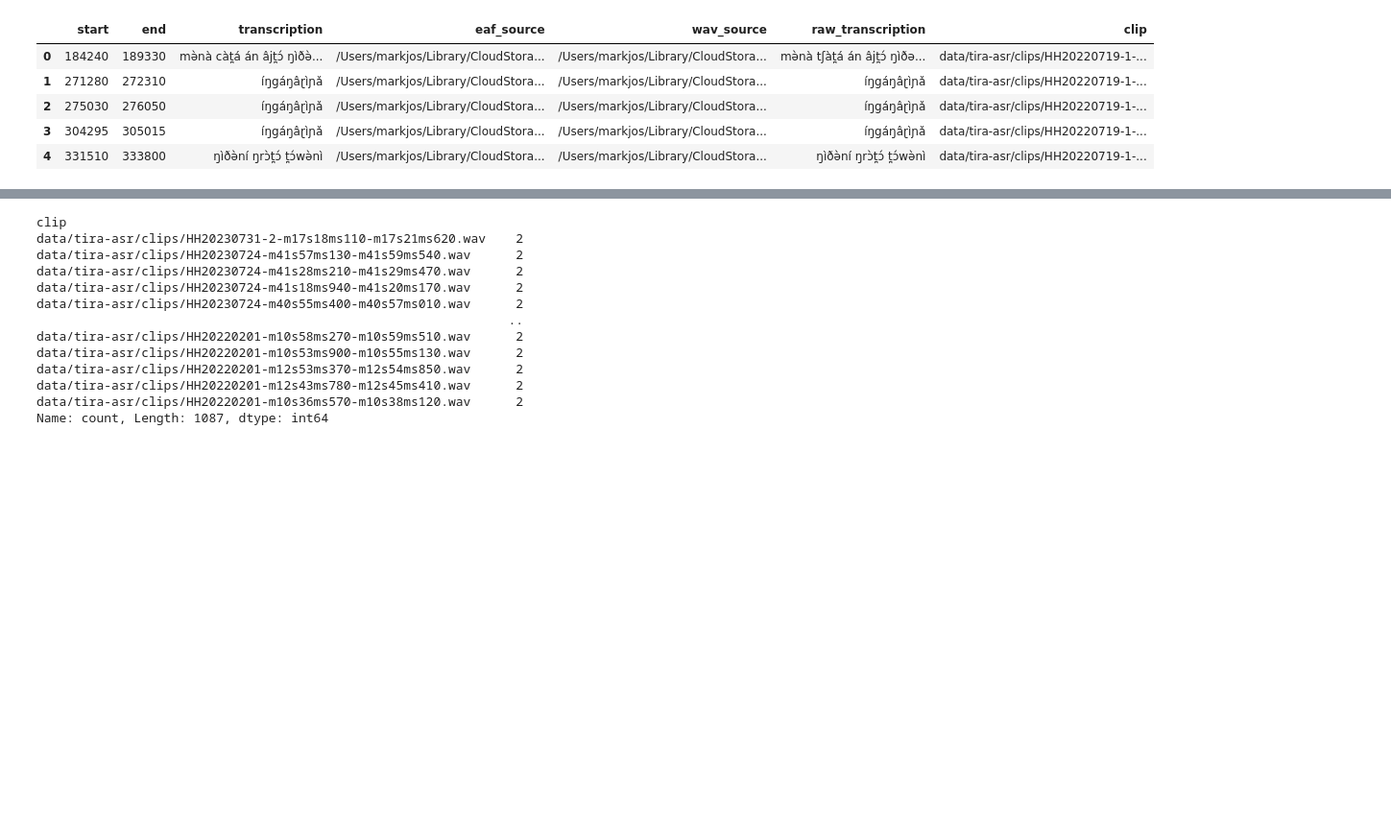
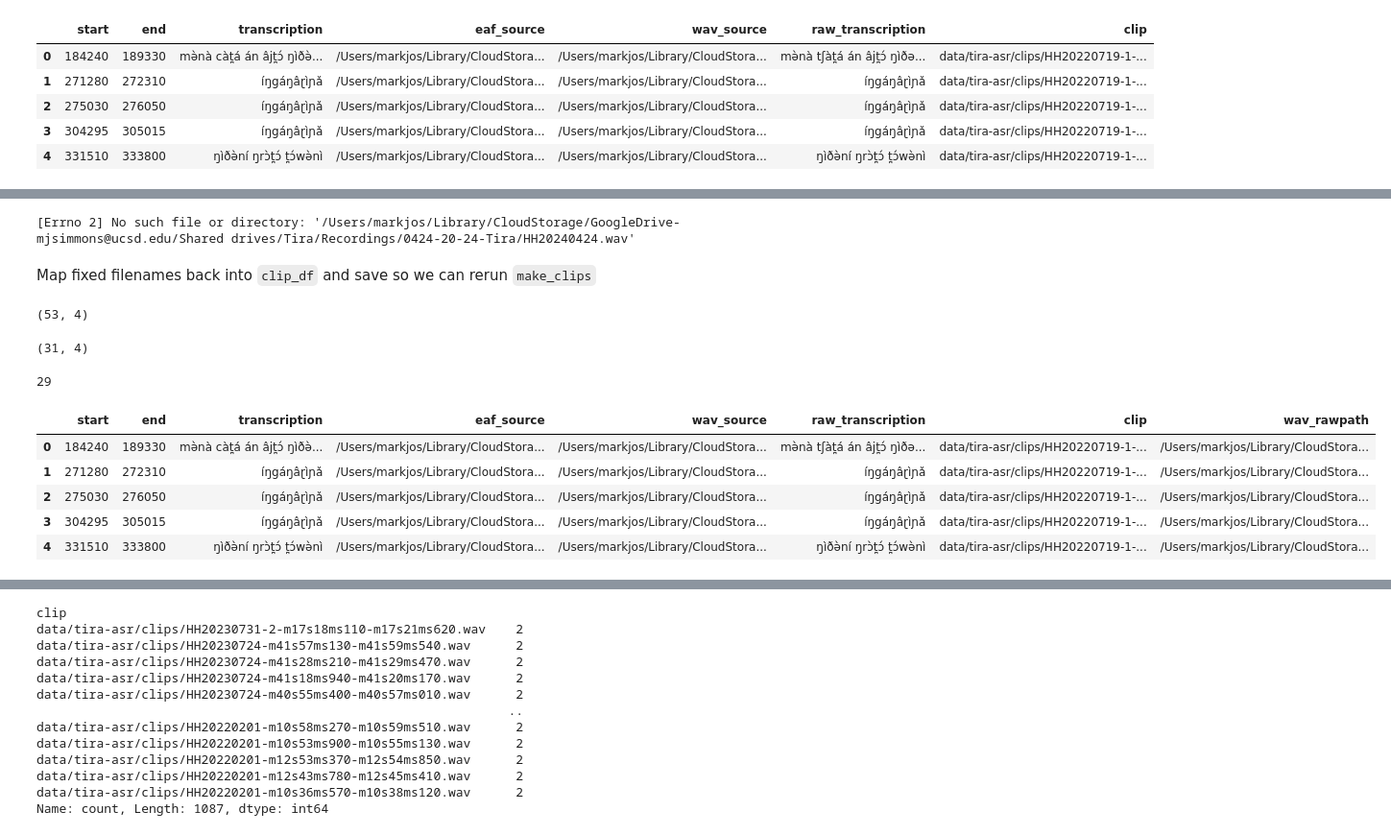
Before and after one commit to markjosims/malachor5, a Jupyter notebook: notebooks/tira_asr_dataset.ipynb, the cells around one changed output, grey strips where cells are left out. Shown: that part at 96% size. Drawn from its saved outputs; the diff is of its cells as text; code cells hidden in the pictures; blank space fills up the shorter version.

```diff
--- a/notebooks/tira_asr_dataset.ipynb
+++ b/notebooks/tira_asr_dataset.ipynb
@@ -357,0 +375,11 @@ clip_df.head()
+# %%
+brokenwavs_df['can_load']=True
+brokenwavs_df['exception']=''
+
+for i, filepath in brokenwavs_df['filepath'].items():
+    try:
+        librosa.load(filepath)
+    except Exception as e:
+        brokenwavs_df.at[i,'exception']=e
+        brokenwavs_df.at[i,'can_load']=False
+brokenwavs_df['exception'].value_counts()
@@ -357,0 +479,52 @@ clip_df.head()
+# %%
+broken_to_fixed = {
+    '/Users/markjos/Library/CloudStorage/GoogleDrive-mjsimmons@ucsd.edu/Shared drives/Tira/Recordings/2020-10-21-Tira/HH10212020.wav': '/Users/markjos/Library/CloudStorage/GoogleDrive-mjsimmons@ucsd.edu/Shared drives/Tira/Recordings/2020-10-21-Tira/HH20201021.wav', # basename datestamp has been normalized in Gdrive
+    '/Users/markjos/Library/CloudStorage/GoogleDrive-mjsimmons@ucsd.edu/Shared drives/Tira/Recordings/0417-20-24-Tira/HH20240417.wav': '/Users/markjos/Library/CloudStorage/GoogleDrive-mjsimmons@ucsd.edu/Shared drives/Tira/Recordings/2024-04-17-Tira/HH20240417.wav', # dirname datestamp got malformed by fix_parent_dir
+    '/Users/markjos/Library/CloudStorage/GoogleDrive-mjsimmons@ucsd.edu/Shared drives/Tira/Recordings/0424-20-24-Tira/HH20240424.wav': '/Users/markjos/Library/CloudStorage/GoogleDrive-mjsimmons@ucsd.edu/Shared drives/Tira/Recordings/2024-04-24-Tira/HH20240424.wav', # dirname datestamp got malformed by fix_parent_dir
+    '/Users/markjos/Library/CloudStorage/GoogleDrive-mjsimmons@ucsd.edu/Shared drives/Tira/Recordings/0717-20-23-Tira/HH20230717-1.wav': '/Users/markjos/Library/CloudStorage/GoogleDrive-mjsimmons@ucsd.edu/Shared drives/Tira/Recordings/2023-07-17-Tira/HH20230717-1.wav', # dirname datestamp got malformed by fix_parent_dir
+    '/Users/markjos/Library/CloudStorage/GoogleDrive-mjsimmons@ucsd.edu/Shared drives/Tira/Recordings/0728-20-21-Tira/HH20210728.wav': '/Users/markjos/Library/CloudStorage/GoogleDrive-mjsimmons@ucsd.edu/Shared drives/Tira/Recordings/2021-07-28-Tira/HH20210728.wav', # dirname datestamp got malformed by fix_parent_dir
+    '/Users/markjos/Library/CloudStorage/GoogleDrive-mjsimmons@ucsd.edu/Shared drives/Tira/Recordings/kin -Pu-mp-Tira/Pumpkin Three_Children Story.wav': '/Users/markjos/Library/CloudStorage/GoogleDrive-mjsimmons@ucsd.edu/Shared drives/Tira/Recordings/2021-08-10-Tira/HH20210810.wav', # dirname datestamp got malformed by fix_parent_dir + filename was datestamp, not story name
+    '/Users/markjos/Library/CloudStorage/GoogleDrive-mjsimmons@ucsd.edu/Shared drives/Tira/Recordings/2020-08-14-Tira/HH08142020.wav': '/Users/markjos/Library/CloudStorage/GoogleDrive-mjsimmons@ucsd.edu/Shared drives/Tira/Recordings/2020-08-14-Tira/HH08142020.wav', # dirname had trailing space !!! fixed in Gdrive
+    '/Users/markjos/Library/CloudStorage/GoogleDrive-mjsimmons@ucsd.edu/Shared drives/Tira/Recordings/0424-20-24-Tira/HH20240424-ZOOM.wav': '/Users/markjos/Library/CloudStorage/GoogleDrive-mjsimmons@ucsd.edu/Shared drives/Tira/Recordings/2024-04-24-Tira/HH20240424-ZOOM.wav', # dirname datestamp got malformed by fix_parent_dir
+    '/Users/markjos/Library/CloudStorage/GoogleDrive-mjsimmons@ucsd.edu/Shared drives/Tira/Recordings/0417-20-24-Tira/HH20240417-ZOOM.wav': '/Users/markjos/Library/CloudStorage/GoogleDrive-mjsimmons@ucsd.edu/Shared drives/Tira/Recordings/2024-04-17-Tira/HH20240417-ZOOM.wav', # dirname datestamp got malformed by fix_parent_dir
+    '/Users/markjos/Library/CloudStorage/GoogleDrive-mjsimmons@ucsd.edu/Shared drives/Tira/Recordings/0412-20-24-Tira/HH20240412-ZOOM.wav': '/Users/markjos/Library/CloudStorage/GoogleDrive-mjsimmons@ucsd.edu/Shared drives/Tira/Recordings/2024-04-12-Tira/HH20240412-ZOOM.wav', # dirname datestamp got malformed by fix_parent_dir
+    '/Users/markjos/Library/CloudStorage/GoogleDrive-mjsimmons@ucsd.edu/Shared drives/Tira/Recordings/2011-20-21-Tira/HH20212011.wav': '/Users/markjos/Library/CloudStorage/GoogleDrive-mjsimmons@ucsd.edu/Shared drives/Tira/Recordings/2021-10-11-Tira/HH20211011.wav',
+}
+# %%
+for filename in broken_to_fixed.values():
+    try:
+        librosa.load(filename)
+    except Exception as e:
+        print(e)
+# %% [output]
+[Errno 2] No such file or directory: '/Users/markjos/Library/CloudStorage/GoogleDrive-mjsimmons@ucsd.edu/Shared drives/Tira/Recordings/0424-20-24-Tira/HH20240424.wav'
+# %% [markdown]
+Map fixed filenames back into `clip_df` and save so we can rerun `make_clips`
+# %%
+print(brokenwavs_df.shape)
+brokenwavs_df['fixed_filepath']=brokenwavs_df['fixed_filepath'].apply(lambda fp: broken_to_fixed.get(fp,fp))
+brokenwavs_df=brokenwavs_df[brokenwavs_df['fixed_filepath']!='']
+brokenwavs_df.shape
+# %% [output]
+(53, 4)
+(31, 4)
+# %%
+orig_to_fixed = {}
+for _, row in brokenwavs_df.iterrows():
+    broken=row['filepath']
+    fixed=row['fixed_filepath']
+    orig_to_fixed[broken]=fixed
+len(orig_to_fixed)
+# %% [output]
+29
+# %%
+clip_df['wav_rawpath']=clip_df['wav_source']
+clip_df['wav_source']=clip_df['wav_source'].apply(lambda fp: orig_to_fixed.get(fp, fp))
+clip_df.head()
+# %% [output]
+|  | start | end | transcription | eaf_source | wav_source | raw_transcription | clip | wav_rawpath |
+| 0 | 184240 | 189330 | mə̀nà càt̪á án âjt̪ɔ́ ŋìðə̀... | /Users/markjos/Library/CloudStora... | /Users/markjos/Library/CloudStora... | mə̀nà tʃàt̪á án âjt̪ɔ́ ŋìðə... | data/tira-asr/clips/HH20220719-1-... | /Users/markjos/Library/CloudStora... |
+| 1 | 271280 | 272310 | íŋgáŋâɽìɲǎ | /Users/markjos/Library/CloudStora... | /Users/markjos/Library/CloudStora... | íŋgáŋâɽìɲǎ | data/tira-asr/clips/HH20220719-1-... | /Users/markjos/Library/CloudStora... |
+| 2 | 275030 | 276050 | íŋgáŋâɽìɲǎ | /Users/markjos/Library/CloudStora... | /Users/markjos/Library/CloudStora... | íŋgáŋâɽìɲǎ | data/tira-asr/clips/HH20220719-1-... | /Users/markjos/Library/CloudStora... |
+| 3 | 304295 | 305015 | íŋgáŋâɽìɲǎ | /Users/markjos/Library/CloudStora... | /Users/markjos/Library/CloudStora... | íŋgáŋâɽìɲǎ | data/tira-asr/clips/HH20220719-1-... | /Users/markjos/Library/CloudStora... |
+| 4 | 331510 | 333800 | ŋìðə̀ní ŋrɔ̀t̪ɔ́ t̪ɔ́wə̀nì | /Users/markjos/Library/CloudStora... | /Users/markjos/Library/CloudStora... | ŋìðə̀ní ŋrɔ̀t̪ɔ́ t̪ɔ́wə̀nì | data/tira-asr/clips/HH20220719-1-... | /Users/markjos/Library/CloudStora... |
```
Also changed, not shown: parts of 13 cells of this notebook.
